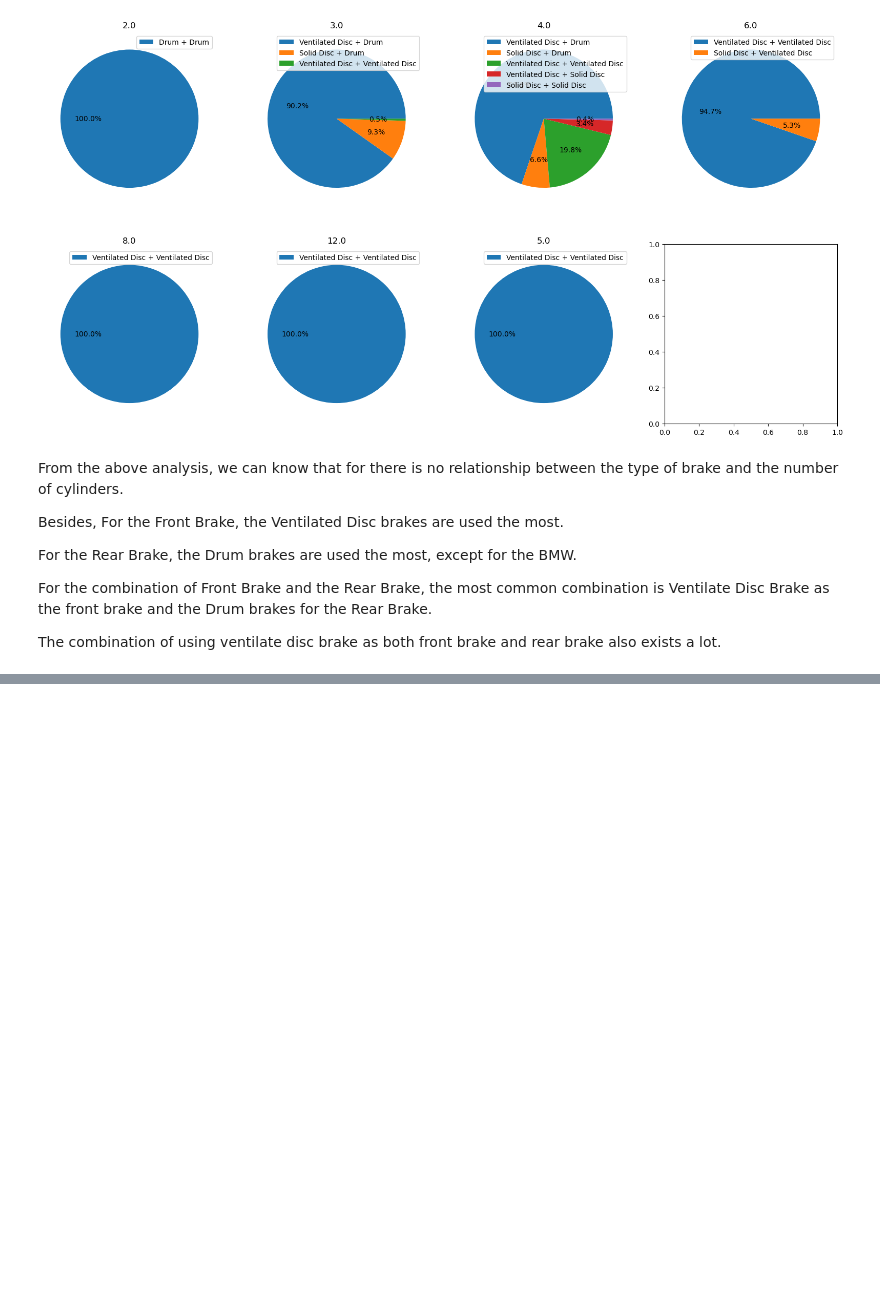
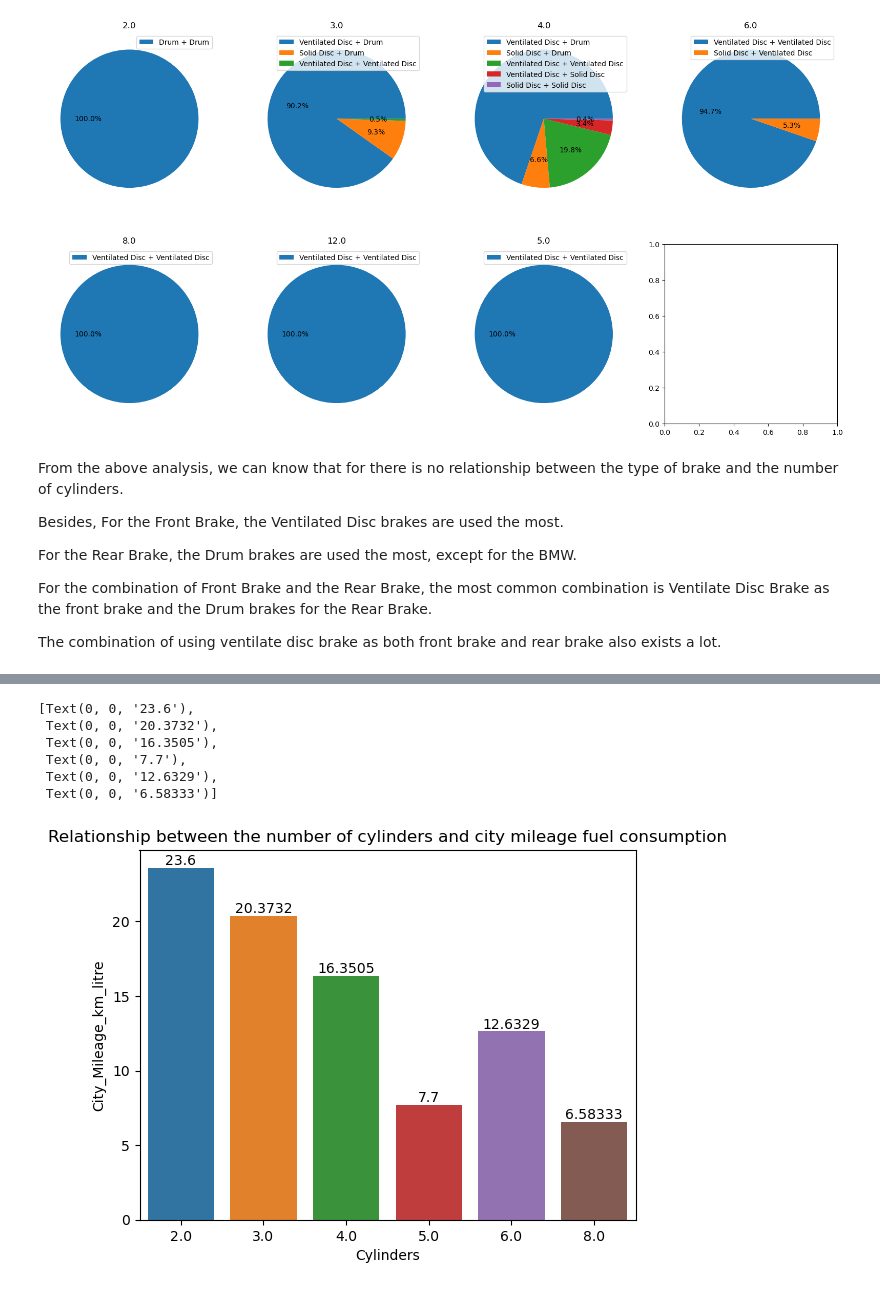
Before and after one commit to Hejiaqi9873/Case_study_4_automobile, a Jupyter notebook: case_study4.ipynb, the cells around one changed output, grey strips where cells are left out. Saved outputs shown, nothing was run; the diff lists cells and outputs as text; code cells hidden in the pictures; blank space fills up the shorter version.

```diff
--- a/case_study4.ipynb
+++ b/case_study4.ipynb
@@ -582,0 +586,3 @@ The combination of using ventilate disc brake as both front brake and rear brake
+# %%
+q3_df = df[['Cylinders', 'City_Mileage_km_litre']]
+q3_df
@@ -582,0 +613,2 @@ The combination of using ventilate disc brake as both front brake and rear brake
+# %%
+q3_df = q3_df.dropna()
@@ -582,0 +632,3 @@ The combination of using ventilate disc brake as both front brake and rear brake
+# %%
+grouop_by_df = q3_df.groupby('Cylinders').mean()
+grouop_by_df
@@ -582,0 +644,12 @@ The combination of using ventilate disc brake as both front brake and rear brake
+# %%
+ax = sns.barplot(data=grouop_by_df, x=grouop_by_df.index, y=grouop_by_df['City_Mileage_km_litre'])
+ax.set(title='Relationship between the number of cylinders and city mileage fuel consumption')
+ax.bar_label(ax.containers[0])
+# %% [output]
+[Text(0, 0, '23.6'),
+ Text(0, 0, '20.3732'),
+ Text(0, 0, '16.3505'),
+ Text(0, 0, '7.7'),
+ Text(0, 0, '12.6329'),
+ Text(0, 0, '6.58333')]
+[figure, added]
```
Also changed, not shown: parts of 6 cells of this notebook, 1 other file.
